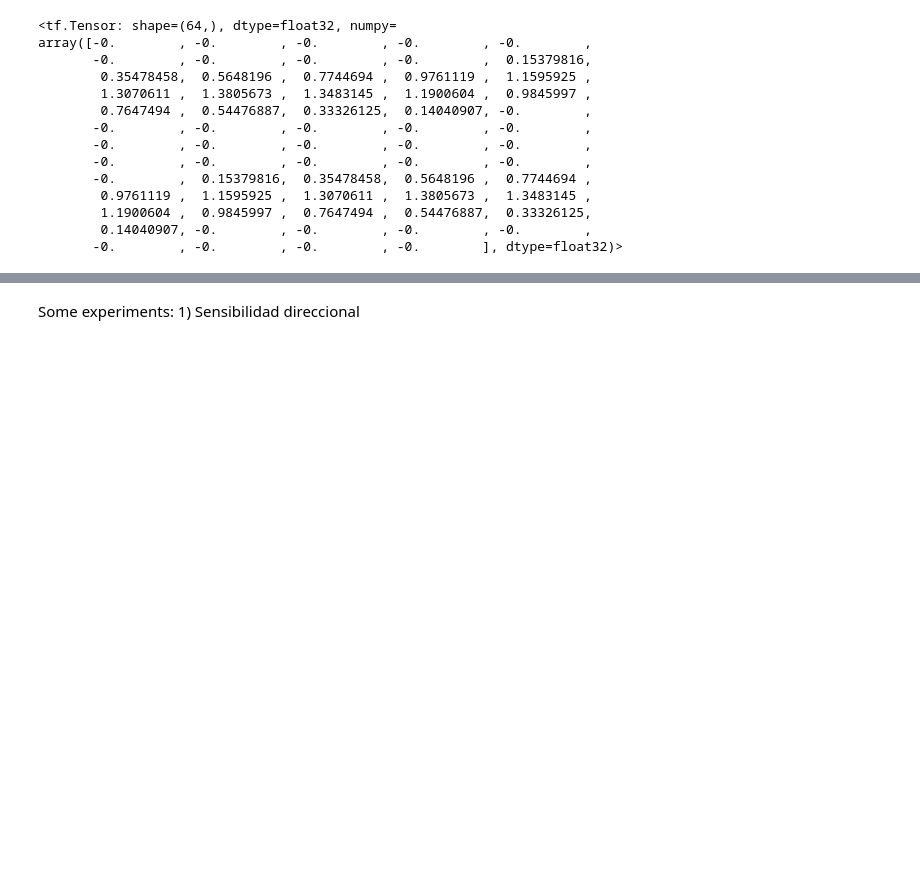
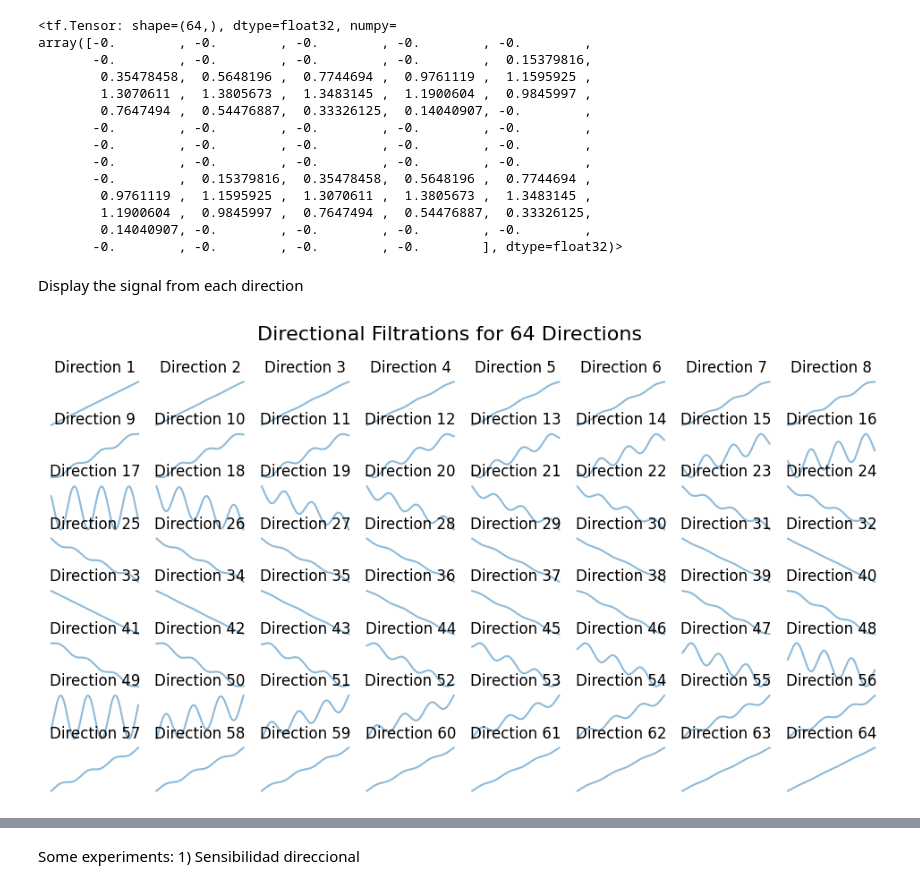
Before and after one commit to victosdur/PET, a Jupyter notebook: pet.ipynb, the cells around one changed output, grey strips where cells are left out. Saved outputs shown, nothing was run; the diff lists cells and outputs as text; code cells hidden in the pictures; blank space fills up the shorter version.

```diff
--- a/pet.ipynb
+++ b/pet.ipynb
@@ -65,3 +65,38 @@ array([-0.        , -0.        , -0.        , -0.        , -0.        ,
         1.1900604 ,  0.9845997 ,  0.7647494 ,  0.54476887,  0.33326125,
         0.14040907, -0.        , -0.        , -0.        , -0.        ,
        -0.        , -0.        , -0.        , -0.        ], dtype=float32)>
+# %% [markdown]
+Display the signal from each direction
+# %%
+# display the signal from each direction
+
+from matplotlib import gridspec
+
+directions, angles = generate_directions_2D(64)
+
+plt.figure(figsize=(12, 6))
+gs = gridspec.GridSpec(8, 8, wspace=0.1, hspace=0.1)
+
+for k in range(64):
+
+    direction = directions[k]
+
+    # ---- Directional filtration ----
+    filtration_values = directional_height_function(
+        x_train,
+        y_train,
+        direction
+    )
+
+    ax = plt.subplot(gs[k])
+    ax.plot(filtration_values, alpha=0.5)
+    ax.set_title(f"Direction {k+1}")
+    ax.axis('off')
+
+plt.suptitle("Directional Filtrations for 64 Directions", fontsize=16)
+plt.show()
+
+
+#empiezas viendolo de izquierda a derecha en el eje horizontal, asi hasta la 32 direccion, y luego de derecha a izquierda en el eje horizontal, asi hasta la 64 direccion.
+# %% [output]
+[figure, added]
```
Also changed, not shown: parts of 2 cells of this notebook.
